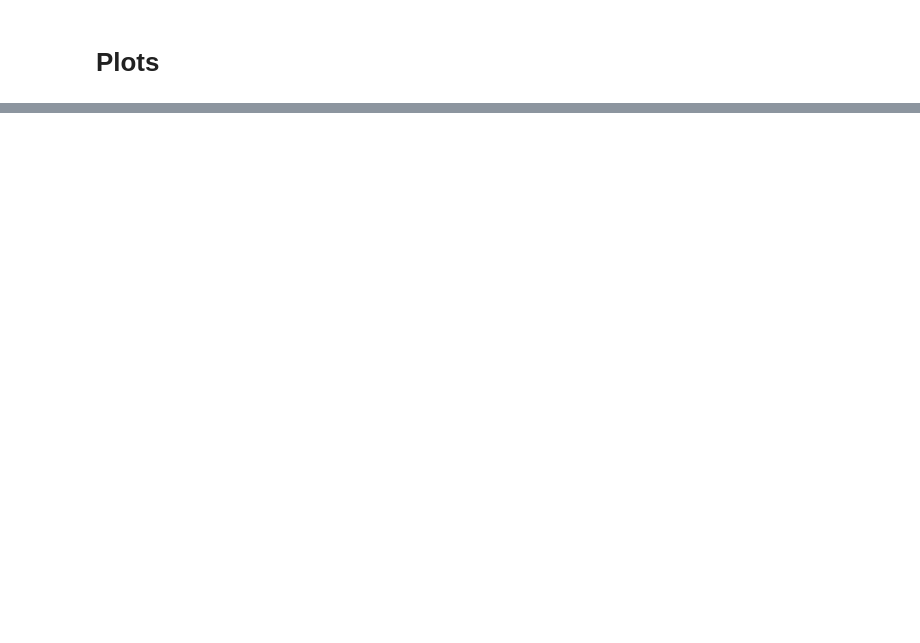
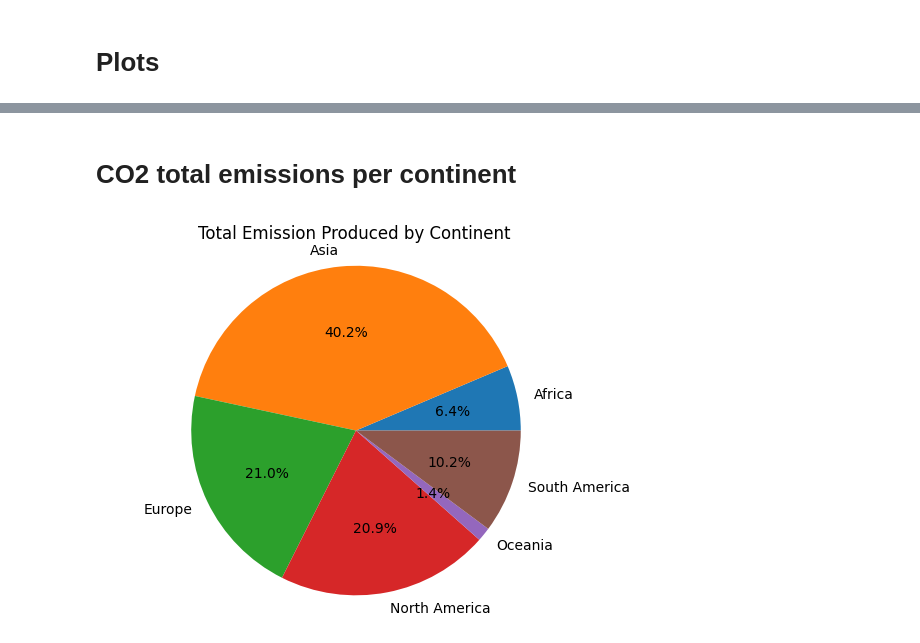
Before and after one commit to ToyeshC/Project-Big-Data, a Jupyter notebook: BigData.ipynb, the cells around one changed output, grey strips where cells are left out. Cells and saved outputs as stored; diff of their text form; code cells hidden in the pictures; blank space fills up the shorter version.

```diff
--- a/BigData.ipynb
+++ b/BigData.ipynb
@@ -50,0 +379,9 @@ plt.show()
+# %% [markdown]
+# CO2 total emissions per continent
+# %%
+plt.pie(grouped_continent['Total Emission Produced'],labels=grouped_continent.index, autopct='%1.1f%%')
+plt.title('Total Emission Produced by Continent')
+plt.axis('equal')
+plt.show()
+# %% [output]
+[figure, added]
```
Also changed, not shown: parts of 31 cells of this notebook.
